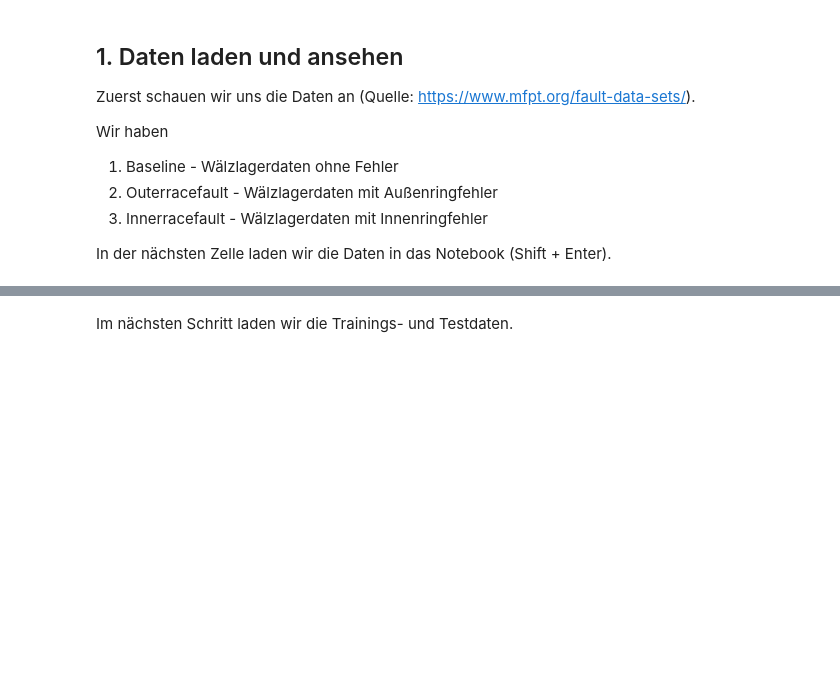
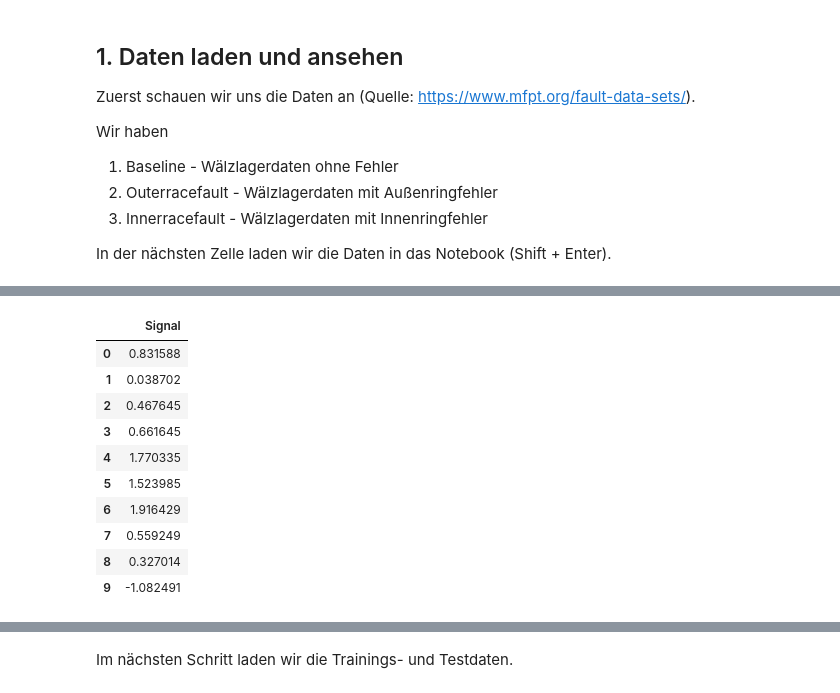
Before and after one commit to AI-Green-Engineering/ringvorlesung-waelzlager, a Jupyter notebook: src/notebook.ipynb, the cells around one changed output, grey strips where cells are left out. Cells and saved outputs as stored; diff of their text form; code cells hidden in the pictures; blank space fills up the shorter version.

```diff
--- a/src/notebook.ipynb
+++ b/src/notebook.ipynb
@@ -32,6 +32,7 @@ from PIL import Image
 from matplotlib import colormaps
 import os
 
+pd.set_option("display.max_rows", None)
 
 # Load the MATLAB file
 mat_data_baseline1 = loadmat('data/1 - Three Baseline Conditions/baseline_1.mat')
@@ -97,4 +101,16 @@ Welche Struktur haben die Daten? Welche Struktur würden Sie erwarten?
 # %%
 # choose dataset and perform action
-outerracefault_vload1.iloc[10:15]
+baseline1.iloc[0:10]
+# %% [output]
+|  | Signal |
+| 0 | 0.831588 |
+| 1 | 0.038702 |
+| 2 | 0.467645 |
+| 3 | 0.661645 |
+| 4 | 1.770335 |
+| 5 | 1.523985 |
+| 6 | 1.916429 |
+| 7 | 0.559249 |
+| 8 | 0.327014 |
+| 9 | -1.082491 |
 # %% [markdown]
```
Also changed, not shown: parts of 19 cells of this notebook.
